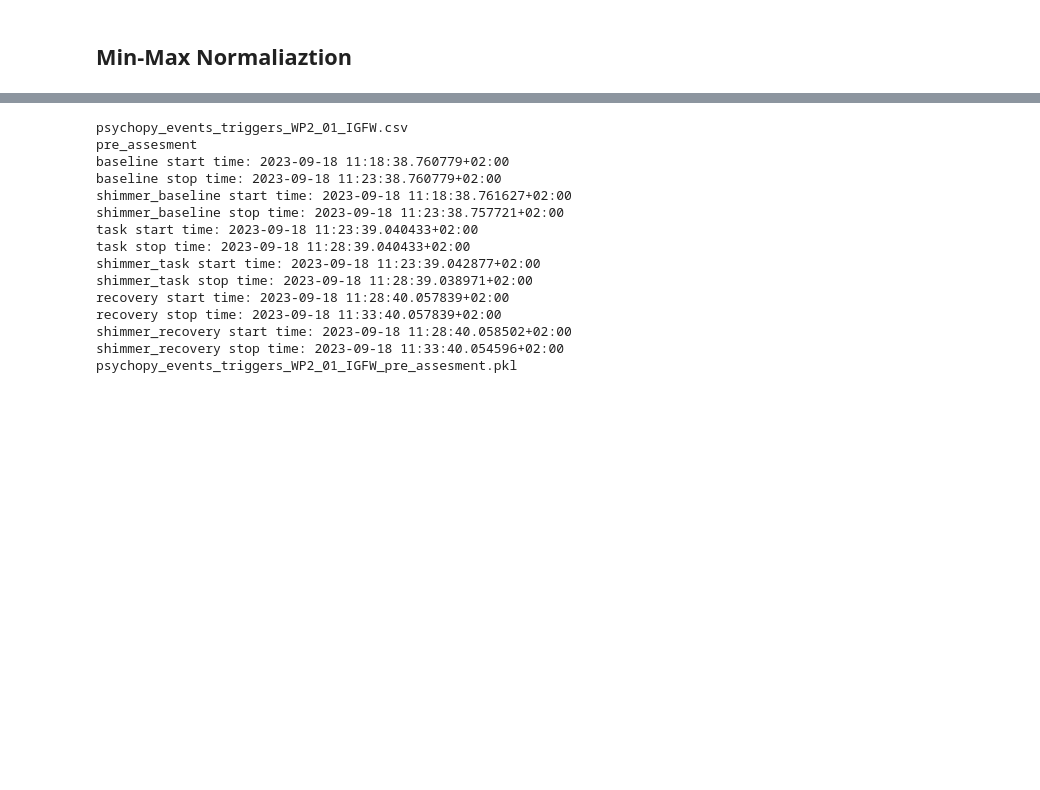
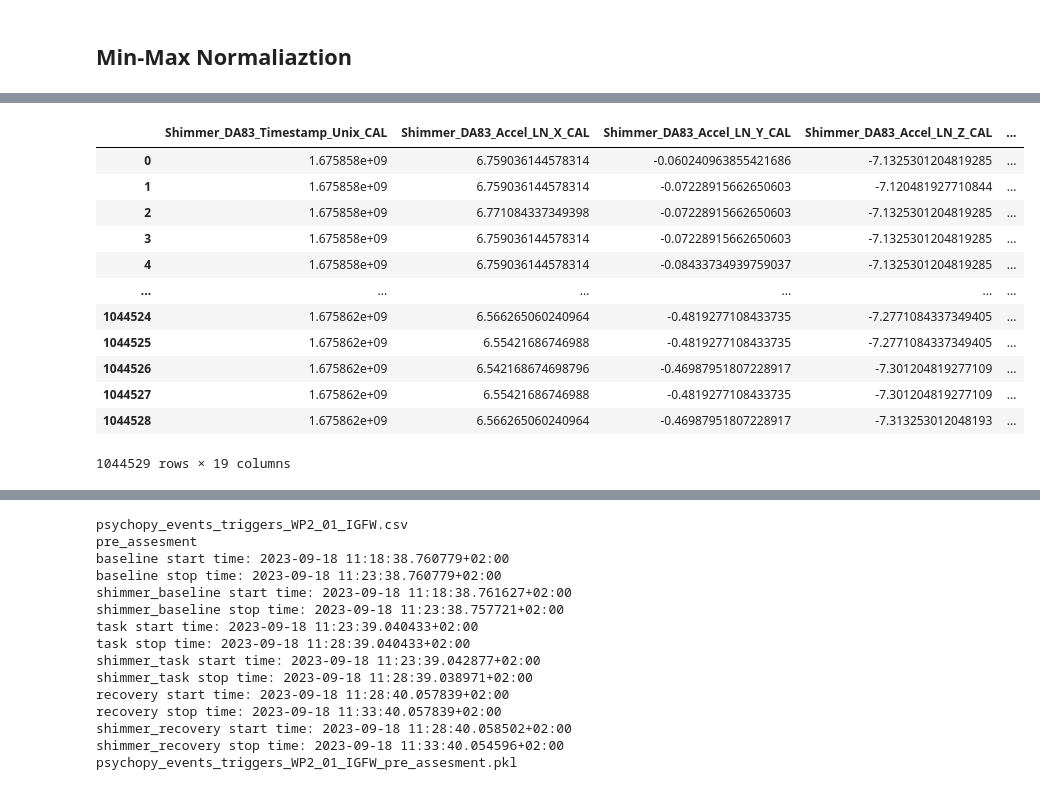
Before and after one commit to saifhanjra/tester_sony_digirelax, a Jupyter notebook: scripts/wp4/ecg_analysis_sony_TEAA.ipynb, the cells around one changed output, grey strips where cells are left out. Drawn from its saved outputs; the diff is of its cells as text; code cells hidden in the pictures; blank space fills up the shorter version.

```diff
--- a/scripts/wp4/ecg_analysis_sony_TEAA.ipynb
+++ b/scripts/wp4/ecg_analysis_sony_TEAA.ipynb
@@ -392,0 +529,20 @@ def timedomain(rr):
+# %%
+shimmer_ts_col_name = "Shimmer_DA83_Timestamp_Unix_CAL"
+shimmer_df=standardize_timestamps_shimmer(shimmer_df, shimmer_ts_col_name)
+sh_ts_list = shimmer_df[shimmer_ts_col_name].values
+# %%
+shimmer_df
+# %% [output]
+|  | Shimmer_DA83_Timestamp_Unix_CAL | Shimmer_DA83_Accel_LN_X_CAL | Shimmer_DA83_Accel_LN_Y_CAL | Shimmer_DA83_Accel_LN_Z_CAL | ... |
+| 0 | 1.675858e+09 | 6.759036144578314 | -0.060240963855421686 | -7.1325301204819285 | ... |
+| 1 | 1.675858e+09 | 6.759036144578314 | -0.07228915662650603 | -7.120481927710844 | ... |
+| 2 | 1.675858e+09 | 6.771084337349398 | -0.07228915662650603 | -7.1325301204819285 | ... |
+| 3 | 1.675858e+09 | 6.759036144578314 | -0.07228915662650603 | -7.1325301204819285 | ... |
+| 4 | 1.675858e+09 | 6.759036144578314 | -0.08433734939759037 | -7.1325301204819285 | ... |
+| ... | ... | ... | ... | ... | ... |
+| 1044524 | 1.675862e+09 | 6.566265060240964 | -0.4819277108433735 | -7.2771084337349405 | ... |
+| 1044525 | 1.675862e+09 | 6.55421686746988 | -0.4819277108433735 | -7.2771084337349405 | ... |
+| 1044526 | 1.675862e+09 | 6.542168674698796 | -0.46987951807228917 | -7.301204819277109 | ... |
+| 1044527 | 1.675862e+09 | 6.55421686746988 | -0.4819277108433735 | -7.301204819277109 | ... |
+| 1044528 | 1.675862e+09 | 6.566265060240964 | -0.46987951807228917 | -7.313253012048193 | ... |
+1044529 rows × 19 columns
```
Also changed, not shown: parts of 18 cells of this notebook, 2 other files.
